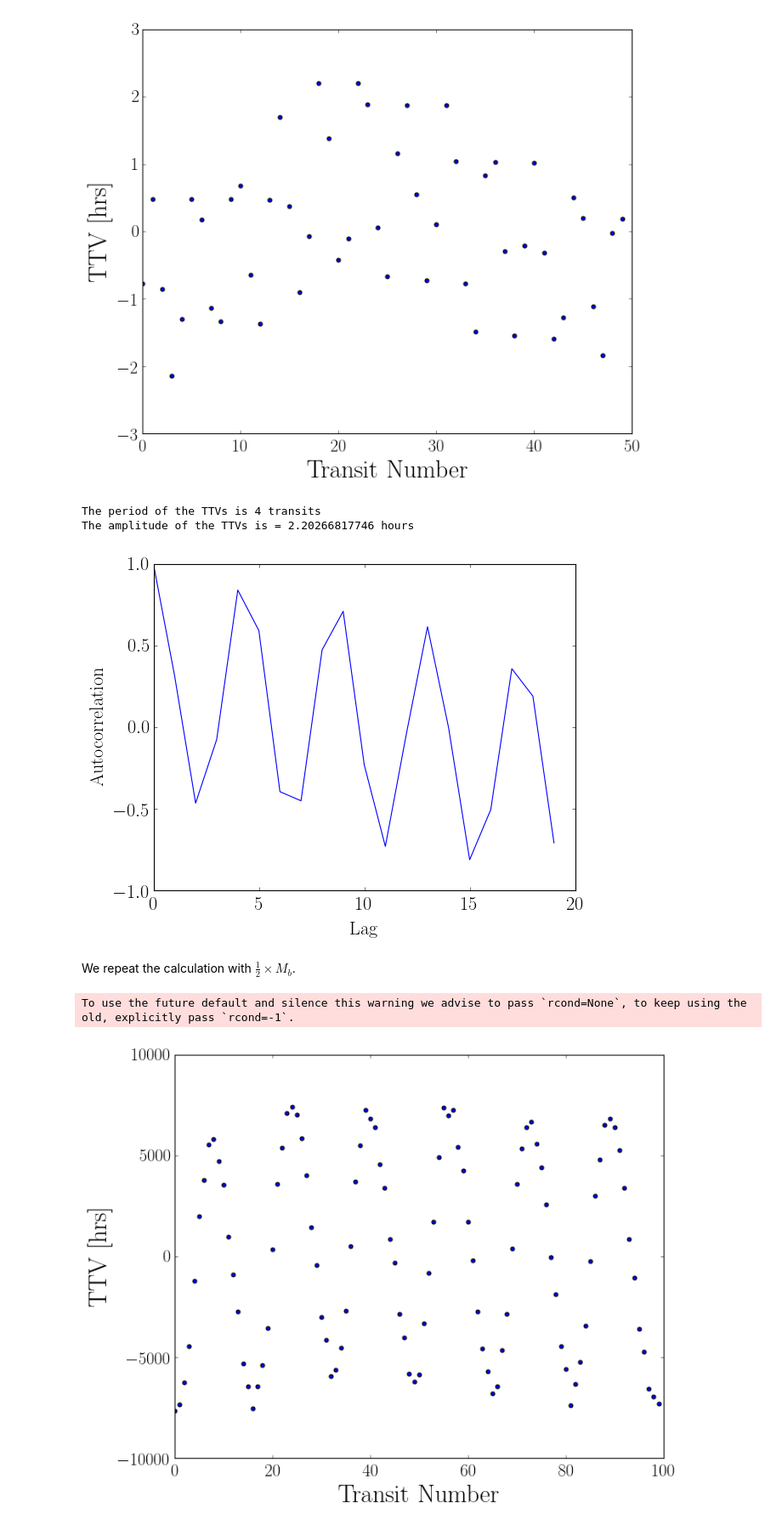
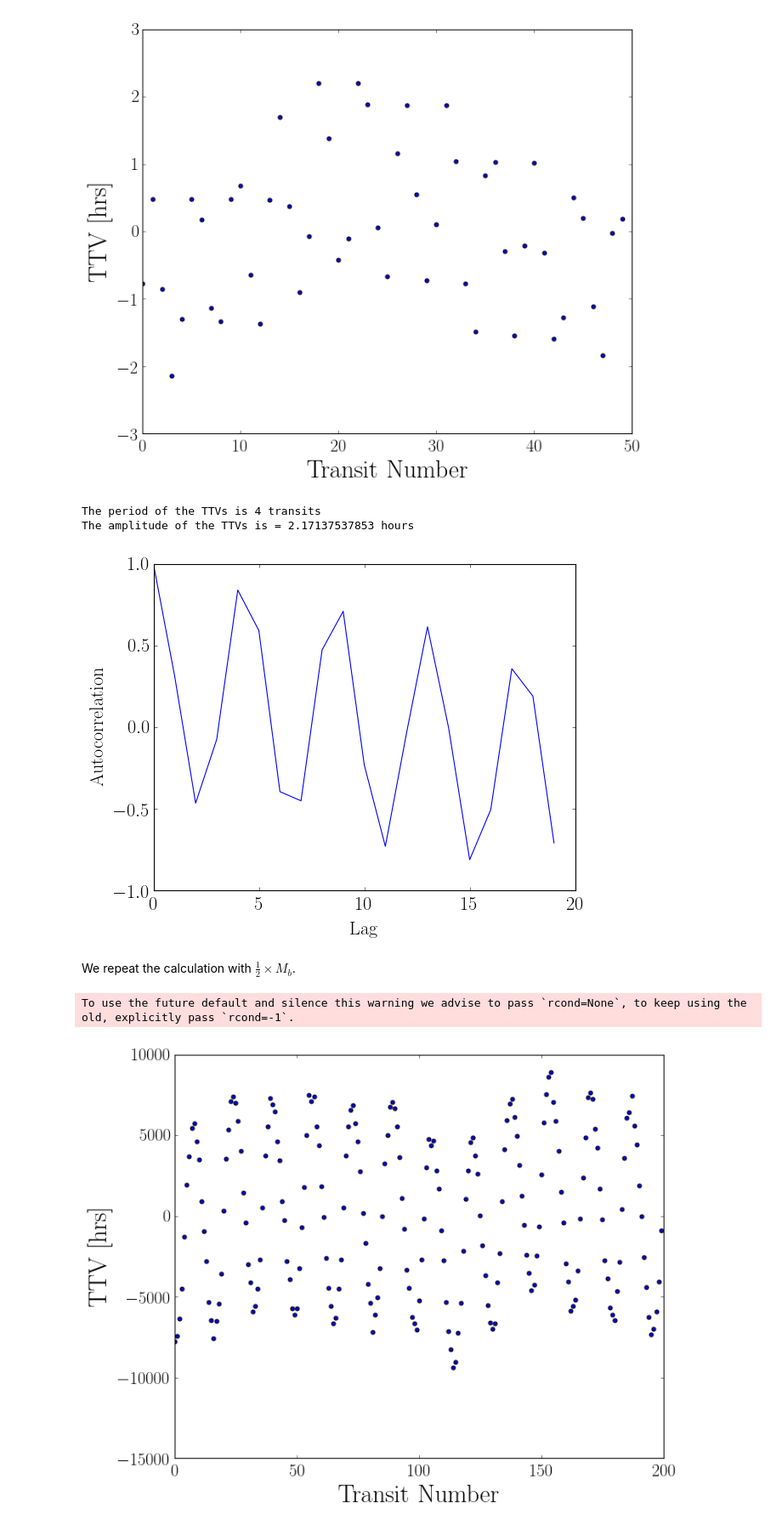
Before and after one commit to hdelgad9/astr597_exo, a Jupyter notebook: HW_3/exoplanets_HW3_problem4.ipynb, the cells around one changed output. Shown: that part at 85% size. Drawn from its saved outputs; the diff is of its cells as text; code cells hidden in the pictures.

```diff
--- a/HW_3/exoplanets_HW3_problem4.ipynb
+++ b/HW_3/exoplanets_HW3_problem4.ipynb
@@ -160,10 +160,10 @@ plt.ylabel('Autocorrelation')
 plt.xlabel('Lag')
 
 print("The period of the TTVs is {} transits".format(np.argmax(acf(y)[1:]) + 1))
-print("The amplitude of the TTVs is = {} hours".format(max(transittimes_double-m*np.array(range(N))-c)))
+print("The amplitude of the TTVs is = {} hours".format(max(y)-((max(y) + min(y)) / 2)))
 # %% [output]
 The period of the TTVs is 4 transits
-The amplitude of the TTVs is = 2.20266817746 hours
+The amplitude of the TTVs is = 2.17137537853 hours
 [figure]
 # %% [markdown]
 We repeat the calculation with $\frac{1}{2} \times M_b$.
@@ -177,40 +177,40 @@ for k in range(planets):
     sim.add(m=inclination_mass(np.pi/2, mass_half[k]), e=e[k], a=a[k], omega=w[k], M=M[k])
 sim.move_to_com()
 
-N = 100  # Integrate over 4 transits for planet b
+N = 200  # Integrate over 4 transits for planet b
 transittimes_half = np.zeros(N)
 p = sim.particles
 
 j = 0 # Start the counter
 while j < N:
     y_old = p[2].y - p[0].y
     t_old = sim.t
     sim.integrate(sim.t+0.5) # check for transits every 0.5 time units. Note that 0.5 is shorter than one orbit
     t_new = sim.t
     if y_old*(p[2].y-p[0].y)<0. and p[2].x-p[0].x>0.:   # sign changed (y_old*y<0), planet in front of star (x>0)
         while t_new-t_old>1e-7:   # bisect until prec of 1e-5 reached
             if y_old*(p[2].y-p[0].y)<0.:
                 t_new = sim.t
             else:
                 t_old = sim.t
             sim.integrate( (t_new+t_old)/2.)
         transittimes_half[j] = sim.t
         j += 1
         sim.integrate(sim.t+0.05)       # integrate 0.05 to be past the transit
 
 A = np.vstack([np.ones(N), range(N)]).T
 c, m = np.linalg.lstsq(A, transittimes_half)[0]
 
 fig = plt.figure(figsize=[10,8])
 ax = plt.axes()
 #ax.set_ylim([-1,1])
 ax.set_xlim([0,N])
 ax.set_xlabel("Transit Number", fontsize='x-large')
 ax.set_ylabel("TTV [hrs]", fontsize='x-large')
 plt.scatter(range(N), (transittimes_half-m*np.array(range(N))-c)*(24.*365./2./np.pi), s = 20);
 # %% [output]
 To use the future default and silence this warning we advise to pass `rcond=None`, to keep using the old, explicitly pass `rcond=-1`.
-[figure, old version]
+[figure, new version]
 # %%
 y = (transittimes_half-m*np.array(range(N))-c)
 
```
Also changed, not shown: parts of 4 cells of this notebook.
